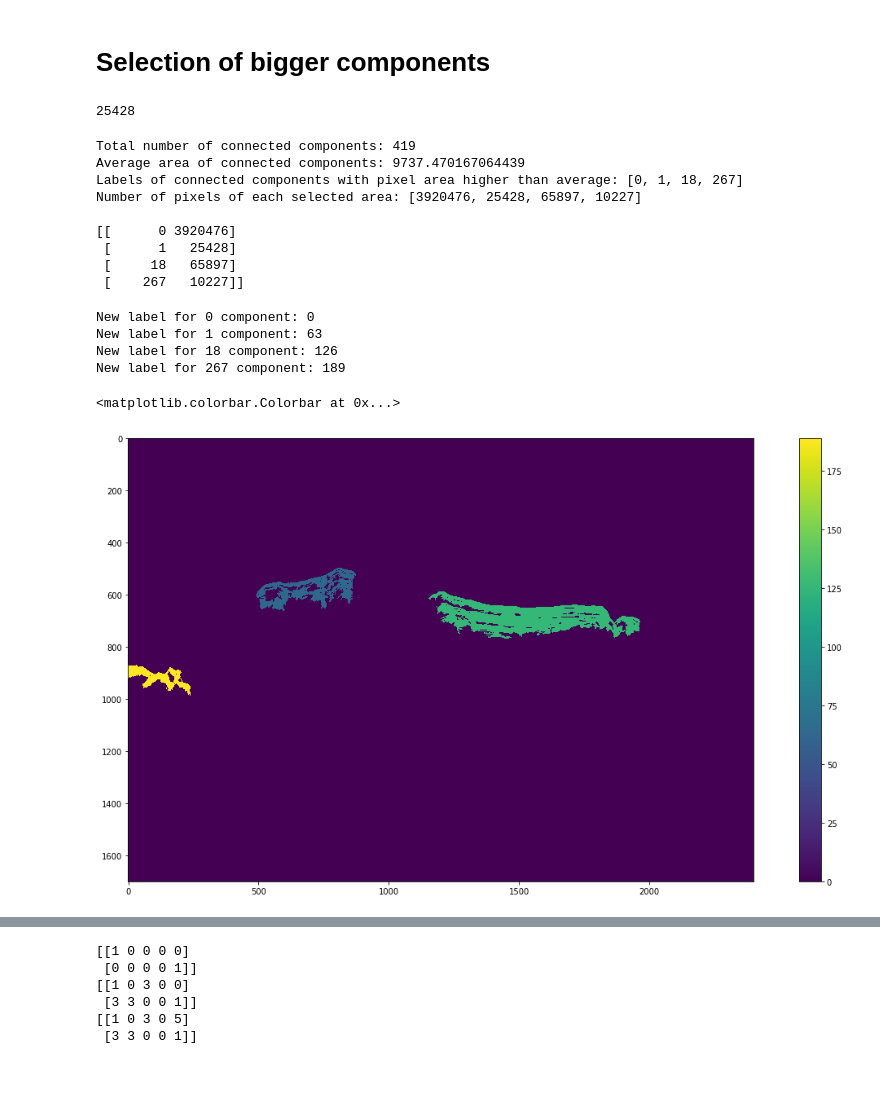
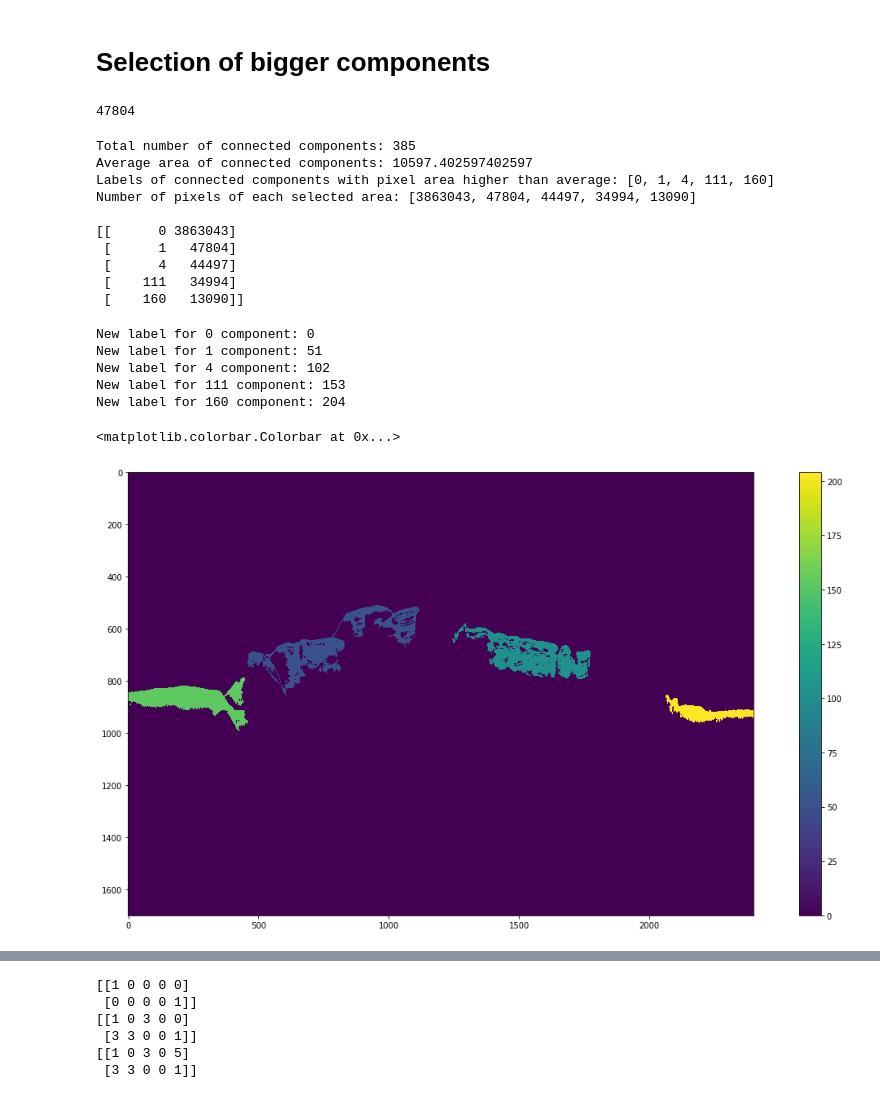
Before and after one commit to GiuliaLovati/Tesy, a Jupyter notebook: ConnectedComponents.ipynb, the cells around one changed output, grey strips where cells are left out. Cells and saved outputs as stored; diff of their text form; code cells hidden in the pictures.

Commit message:
selection of bigger components

```diff
--- a/ConnectedComponents.ipynb
+++ b/ConnectedComponents.ipynb
@@ -59,8 +59,8 @@ def calcGST(inputIMG, w):
     # orientation angle calculation (stop)
     return coherency, orientation
 # %%
-#imgIn_pre = cv.imread("sharad_data/s_00429402_thm.jpg", cv.IMREAD_GRAYSCALE)
-imgIn_pre = cv.imread("sharad_data/s_00387302_thm.jpg", cv.IMREAD_GRAYSCALE)
+imgIn_pre = cv.imread("sharad_data/s_00429402_thm.jpg", cv.IMREAD_GRAYSCALE)
+#imgIn_pre = cv.imread("sharad_data/s_00387302_thm.jpg", cv.IMREAD_GRAYSCALE)
 
 imgIn = cv.fastNlMeansDenoising(imgIn_pre,None,22,7,21)
 imgInSquare = imgIn[1600:3600,2900:4900]
@@ -183,7 +183,7 @@ equallabels(labels_im,1)
 
 #equal to find 5° column of cv.connectedComponentsWithStats for a specific row (number)
 # %% [output]
-25428
+47804
 # %%
 def concompmean(image,thr):
     lens=[]
@@ -199,66 +199,72 @@ def concompmean(image,thr):
 # %%
 #select connected components with pixel area > certain value (valuemean)
 
-num_labels, labels_im, stats, centroids = cv.connectedComponentsWithStats(img)
-#print (stats.shape)
+def selection(img):
+    num_labels, labels_im, stats, centroids = cv.connectedComponentsWithStats(img)
+    #print (stats.shape)
 
-#n° stats rows: n° of connected components
-#5° column stats: number of pixel of that connected component
-#other stats columns describe the box thar contains each component
+    #n° stats rows: n° of connected components
+    #5° column stats: number of pixel of that connected component
+    #other stats columns describe the box thar contains each component
 
-areas = stats[:,4]
-areas1 = areas.tolist()
-valuemean = np.mean(areas1)
-print ('Total number of connected components:', len(areas1))
-print ('Average area of connected components:', valuemean)
+    areas = stats[:,4]
+    areas1 = areas.tolist()
+    valuemean = np.mean(areas1)
+    print ('Total number of connected components:', len(areas1))
+    print ('Average area of connected components:', valuemean)
 
-bigareasindex = []
-bigareas = []
+    bigareasindex = []
+    bigareas = []
 
-for i in areas1:
-    if i>=valuemean:
-        bigareasindex.append(areas1.index(i))
-        bigareas.append(i)
+    for i in areas1:
+        if i>=valuemean:
+            bigareasindex.append(areas1.index(i))
+            bigareas.append(i)
 
-print ('Labels of connected components with pixel area higher than average:', bigareasindex)  #index 0 : background
-print ('Number of pixels of each selected area:', bigareas)
-print('')
+    print ('Labels of connected components with pixel area higher than average:', bigareasindex)  #index 0 : background
+    print ('Number of pixels of each selected area:', bigareas)
+    print('')
 
-bigareasarray = np.array([bigareasindex, bigareas]).T
-print (bigareasarray)
+    bigareasarray = np.array([bigareasindex, bigareas]).T
+    print (bigareasarray)
+    return bigareasindex, bigareas, bigareasarray
+
+index, areas, arearray = selection(img)
 # %% [output]
-Total number of connected components: 419
-Average area of connected components: 9737.470167064439
-Labels of connected components with pixel area higher than average: [0, 1, 18, 267]
-Number of pixels of each selected area: [3920476, 25428, 65897, 10227]
+Total number of connected components: 385
+Average area of connected components: 10597.402597402597
+Labels of connected components with pixel area higher than average: [0, 1, 4, 111, 160]
+Number of pixels of each selected area: [3863043, 47804, 44497, 34994, 13090]
 
-[[      0 3920476]
- [      1   25428]
- [     18   65897]
- [    267   10227]]
+[[      0 3863043]
+ [      1   47804]
+ [      4   44497]
+ [    111   34994]
+ [    160   13090]]
 # %%
 #new array image with only the components having area[pixel]> average area of all components
 
 def newimgbigcomponents(img,bigareasindex):
     new= np.zeros_like(img,dtype='int32')
     num_labels, labels_im = cv.connectedComponents(img)
     hue = range(0, 255, int(255/len(bigareasindex)))     #set new colors for the selected components in range(0,255)
     for i in range(len(bigareasindex)):
         #new += np.where(labels_im == bigareasindex[i], labels_im, 0)  #gives problems showing components with label>255
         new += np.where(labels_im == bigareasindex[i], hue[i], 0)    #selected components are mantained with a new label in range(0,255)
         print ('New label for', bigareasindex[i], 'component:', hue[i])
     return new
 
 figure(figsize=(20,10))
-imshow(newimgbigcomponents(img,bigareasindex))
+imshow(newimgbigcomponents(img,index))
 colorbar()
 # %% [output]
 New label for 0 component: 0
-New label for 1 component: 63
-New label for 18 component: 126
-New label for 267 component: 189
+New label for 1 component: 51
+New label for 4 component: 102
+New label for 111 component: 153
+New label for 160 component: 204
 <matplotlib.colorbar.Colorbar at 0x...>
-[figure, old version]
+[figure, new version]
 # %%
 #with edges
 figure(figsize=(20,10))
```
Also changed, not shown: parts of 8 cells of this notebook.
